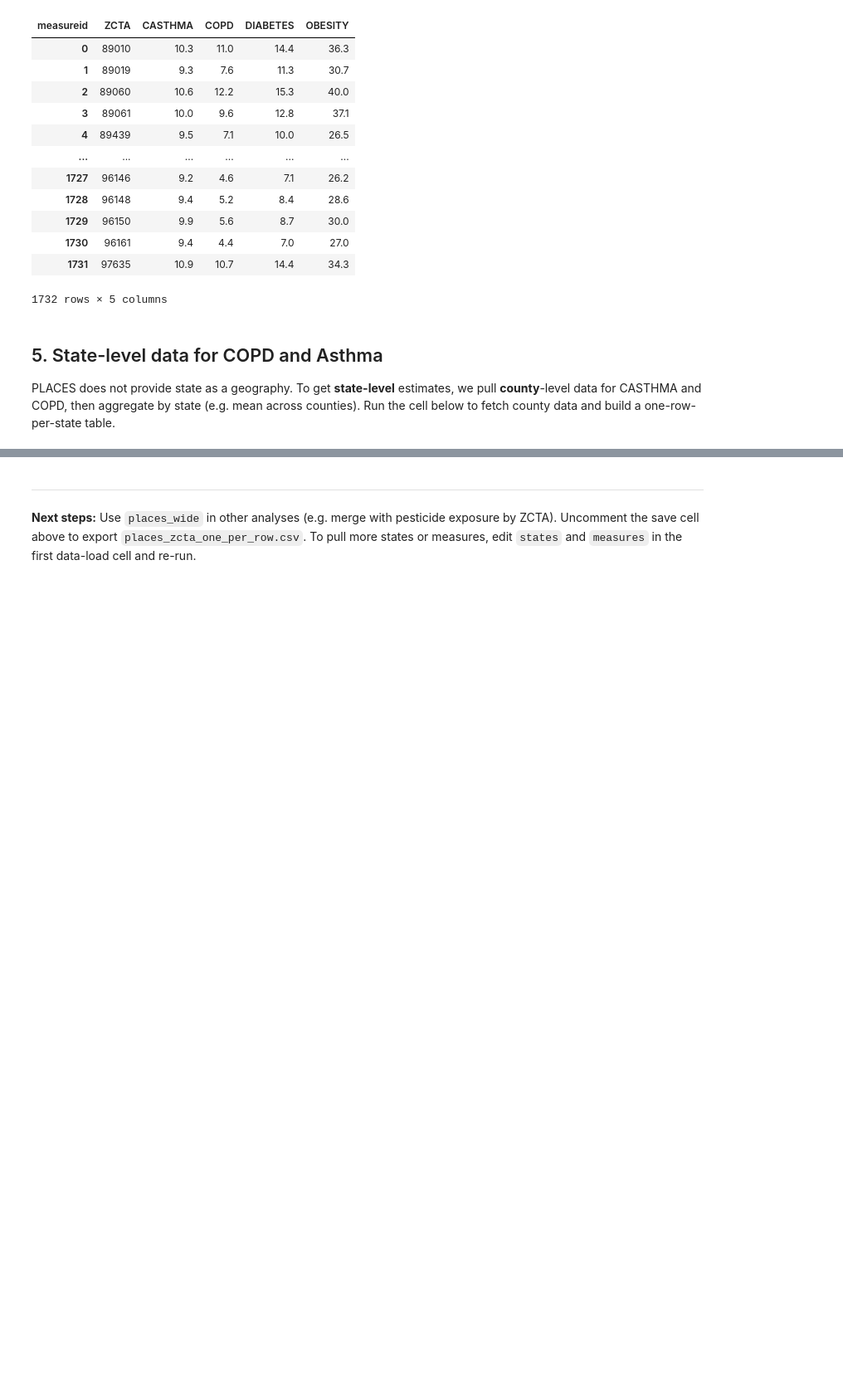
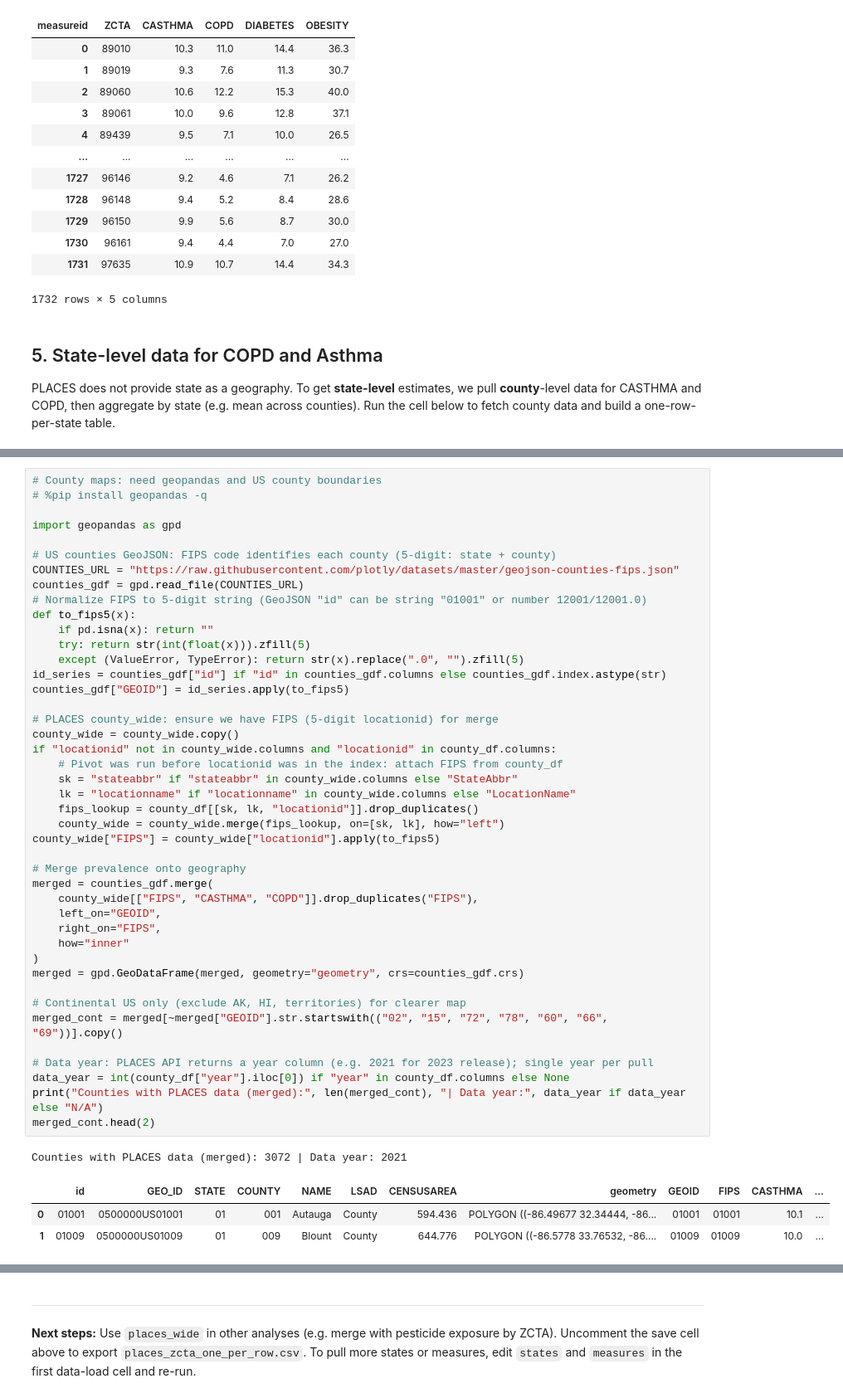
Before and after one commit to Erdos-Projects/spring-2026-pesticide-exposure, a Jupyter notebook: cdc-places/places_eda.ipynb, the cells around one changed output, grey strips where cells are left out. Shown at 83% size. Saved outputs shown, nothing was run; the diff lists cells and outputs as text; blank space fills up the shorter version.

```diff
--- a/cdc-places/places_eda.ipynb
+++ b/cdc-places/places_eda.ipynb
@@ -390,0 +440,48 @@ display(state_level.sort_values("CASTHMA", ascending=False).head(15))
+# %%
+# County maps: need geopandas and US county boundaries
+# %pip install geopandas -q
+
+import geopandas as gpd
+
+# US counties GeoJSON: FIPS code identifies each county (5-digit: state + county)
+COUNTIES_URL = "https://raw.githubusercontent.com/plotly/datasets/master/geojson-counties-fips.json"
+counties_gdf = gpd.read_file(COUNTIES_URL)
+# Normalize FIPS to 5-digit string (GeoJSON "id" can be string "01001" or number 12001/12001.0)
+def to_fips5(x):
+    if pd.isna(x): return ""
+    try: return str(int(float(x))).zfill(5)
+    except (ValueError, TypeError): return str(x).replace(".0", "").zfill(5)
+id_series = counties_gdf["id"] if "id" in counties_gdf.columns else counties_gdf.index.astype(str)
+counties_gdf["GEOID"] = id_series.apply(to_fips5)
+
+# PLACES county_wide: ensure we have FIPS (5-digit locationid) for merge
+county_wide = county_wide.copy()
+if "locationid" not in county_wide.columns and "locationid" in county_df.columns:
+    # Pivot was run before locationid was in the index: attach FIPS from county_df
+    sk = "stateabbr" if "stateabbr" in county_wide.columns else "StateAbbr"
+    lk = "locationname" if "locationname" in county_wide.columns else "LocationName"
+    fips_lookup = county_df[[sk, lk, "locationid"]].drop_duplicates()
+    county_wide = county_wide.merge(fips_lookup, on=[sk, lk], how="left")
+county_wide["FIPS"] = county_wide["locationid"].apply(to_fips5)
+
+# Merge prevalence onto geography
+merged = counties_gdf.merge(
+    county_wide[["FIPS", "CASTHMA", "COPD"]].drop_duplicates("FIPS"),
+    left_on="GEOID",
+    right_on="FIPS",
+    how="inner"
+)
+merged = gpd.GeoDataFrame(merged, geometry="geometry", crs=counties_gdf.crs)
+
+# Continental US only (exclude AK, HI, territories) for clearer map
+merged_cont = merged[~merged["GEOID"].str.startswith(("02", "15", "72", "78", "60", "66", "69"))].copy()
+
+# Data year: PLACES API returns a year column (e.g. 2021 for 2023 release); single year per pull
+data_year = int(county_df["year"].iloc[0]) if "year" in county_df.columns else None
+print("Counties with PLACES data (merged):", len(merged_cont), "| Data year:", data_year if data_year else "N/A")
+merged_cont.head(2)
+# %% [output]
+Counties with PLACES data (merged): 3072 | Data year: 2021
+|  | id | GEO_ID | STATE | COUNTY | NAME | LSAD | CENSUSAREA | geometry | GEOID | FIPS | CASTHMA | ... |
+| 0 | 01001 | 0500000US01001 | 01 | 001 | Autauga | County | 594.436 | POLYGON ((-86.49677 32.34444, -86... | 01001 | 01001 | 10.1 | ... |
+| 1 | 01009 | 0500000US01009 | 01 | 009 | Blount | County | 644.776 | POLYGON ((-86.5778 33.76532, -86.... | 01009 | 01009 | 10.0 | ... |
```
Also changed, not shown: parts of 5 cells of this notebook, 1 other file.
